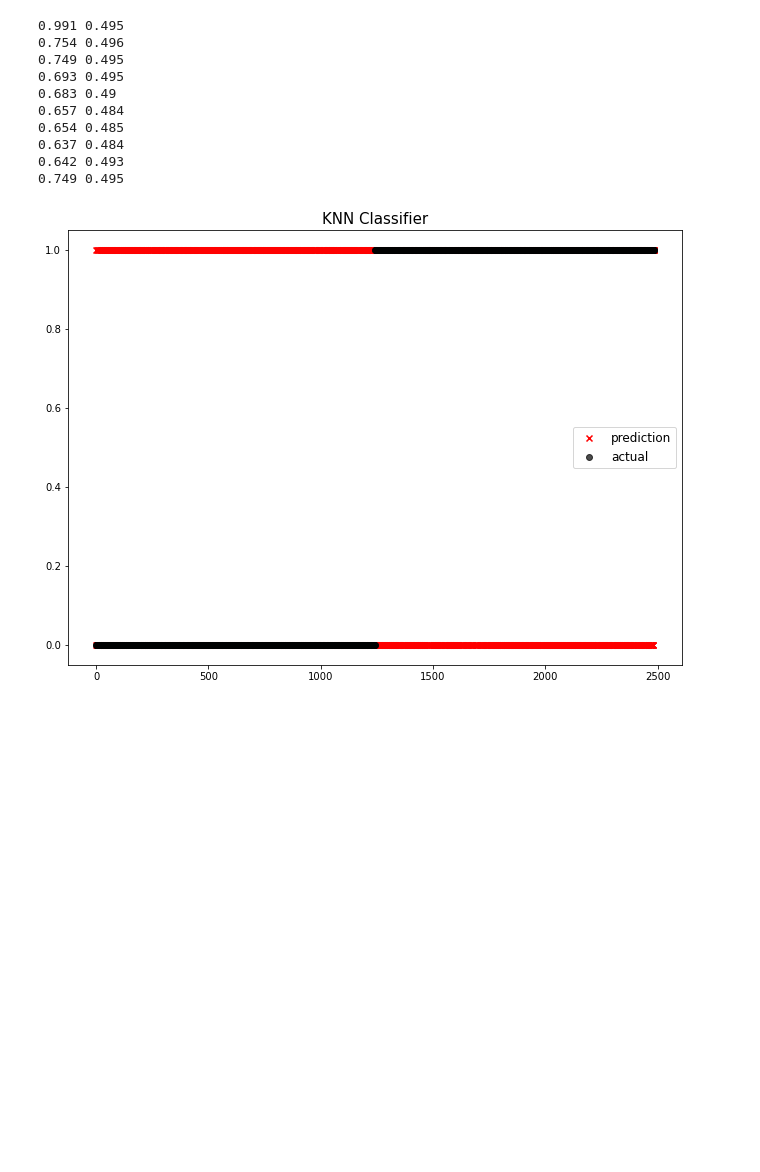
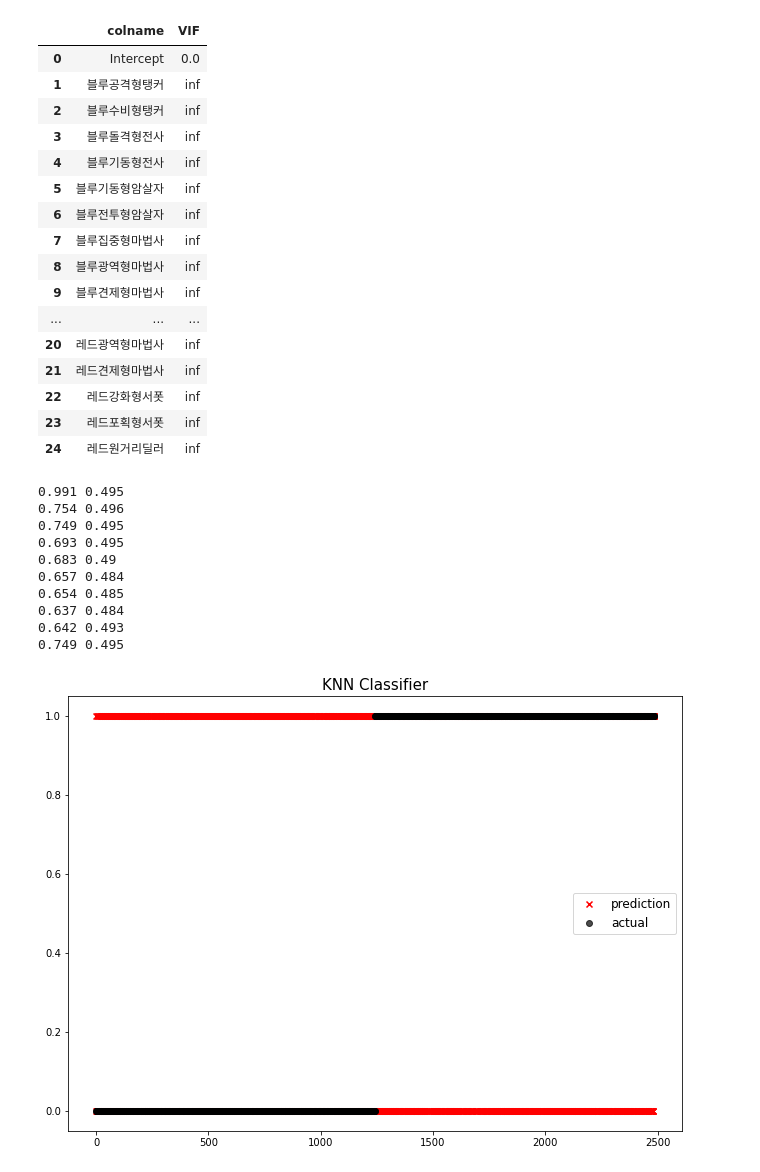
Before and after one commit to league-of-legends-data-analysis/lol-analysis, a Jupyter notebook: 5vs5역할군별 승패 모델링.ipynb, the cells around one changed output. Cells and saved outputs as stored; diff of their text form; code cells hidden in the pictures; blank space fills up the shorter version.

```diff
--- a/5vs5역할군별 승패 모델링.ipynb
+++ b/5vs5역할군별 승패 모델링.ipynb
@@ -25,3 +25,29 @@ if df[Win] == True:
+# %%
+from patsy import dmatrices
+from statsmodels.stats.outliers_influence import variance_inflation_factor as vif
+y, X = dmatrices('Win ~ 블루공격형탱커+ 블루수비형탱커+ 블루돌격형전사+ 블루기동형전사+ 블루기동형암살자+블루전투형암살자+ 블루집중형마법사+ 블루광역형마법사+ 블루견제형마법사+ 블루강화형서폿+블루포획형서폿+ 블루원거리딜러+ 레드공격형탱커+ 레드수비형탱커+ 레드돌격형전사+레드기동형전사+ 레드기동형암살자+ 레드전투형암살자+ 레드집중형마법사+ 레드광역형마법사+레드견제형마법사+ 레드강화형서폿+ 레드포획형서폿+ 레드원거리딜러', data=df ,return_type='dataframe')
+df_vif = pd.DataFrame()
+df_vif['colname'] = X.columns
+df_vif['VIF'] = [vif(X.values, i) for i in range(X.shape[1])]
+df_vif
+# %% [output]
+|  | colname | VIF |
+| 0 | Intercept | 0.0 |
+| 1 | 블루공격형탱커 | inf |
+| 2 | 블루수비형탱커 | inf |
+| 3 | 블루돌격형전사 | inf |
+| 4 | 블루기동형전사 | inf |
+| 5 | 블루기동형암살자 | inf |
+| 6 | 블루전투형암살자 | inf |
+| 7 | 블루집중형마법사 | inf |
+| 8 | 블루광역형마법사 | inf |
+| 9 | 블루견제형마법사 | inf |
+| ... | ... | ... |
+| 20 | 레드광역형마법사 | inf |
+| 21 | 레드견제형마법사 | inf |
+| 22 | 레드강화형서폿 | inf |
+| 23 | 레드포획형서폿 | inf |
+| 24 | 레드원거리딜러 | inf |
 # %%
 from sklearn.model_selection import train_test_split
 from sklearn.preprocessing import MinMaxScaler
```
Also changed, not shown: parts of 4 cells of this notebook, 2 other files.
